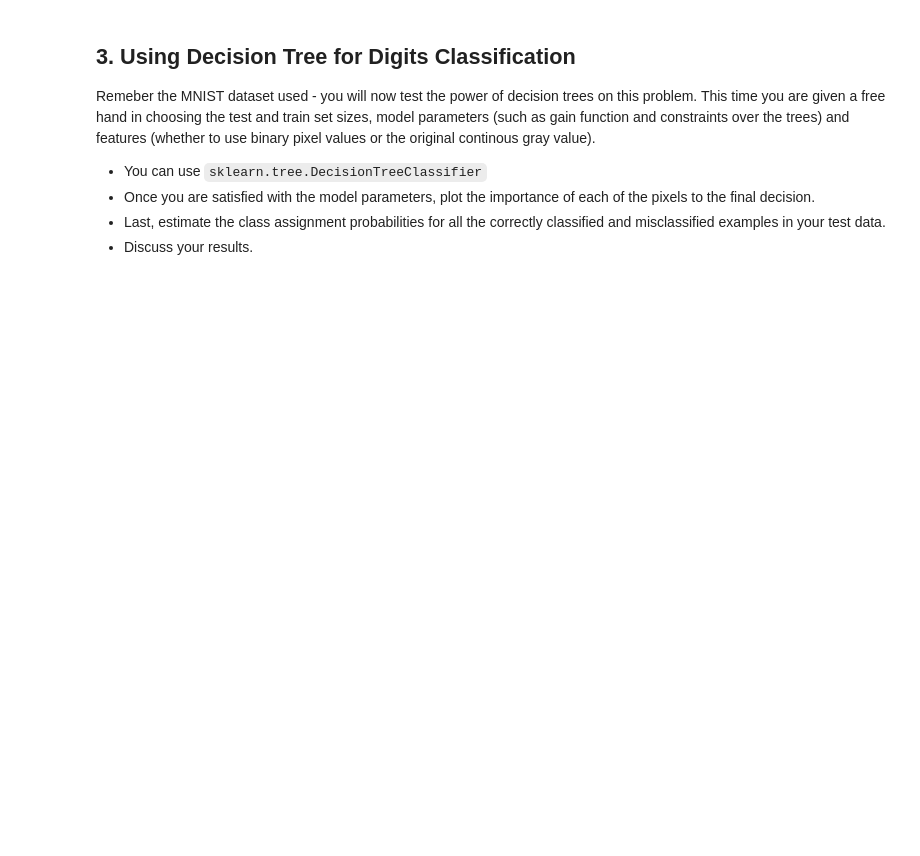
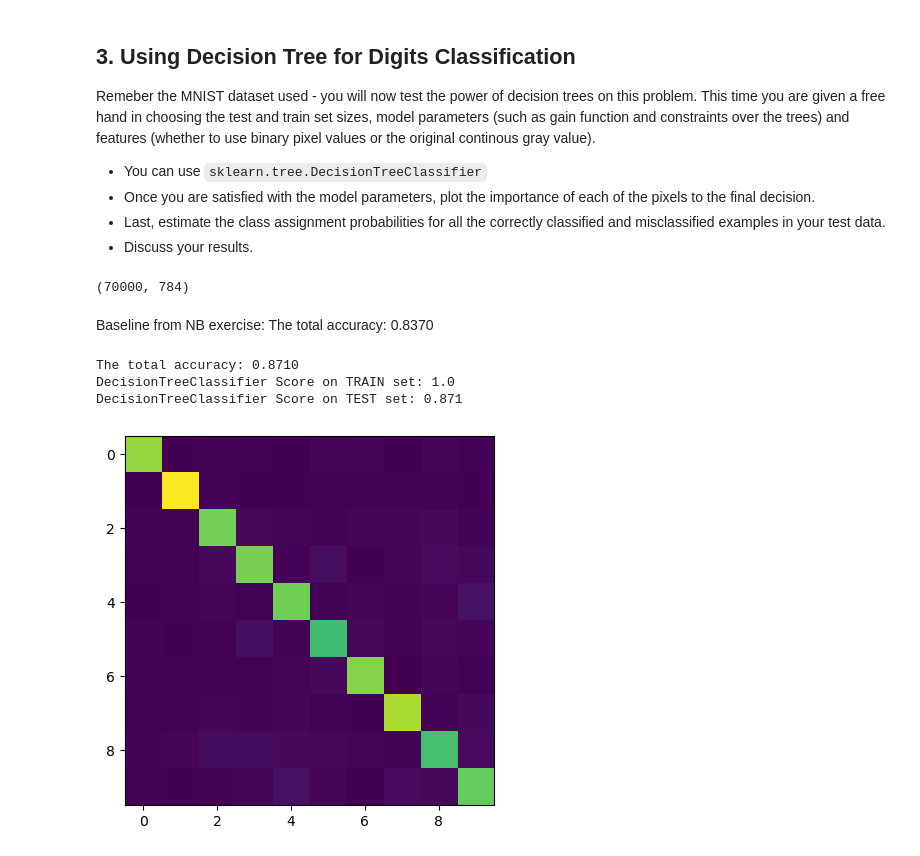
Before and after one commit to tansla/HWs_git, a Jupyter notebook: Decision Trees - Exercise.ipynb, the cells around one changed output. Cells and saved outputs as stored; diff of their text form; code cells hidden in the pictures; blank space fills up the shorter version.

```diff
--- a/Decision Trees - Exercise.ipynb
+++ b/Decision Trees - Exercise.ipynb
@@ -138,0 +191,31 @@ This time you are given a free hand in choosing the test and train set sizes, mo
+# %%
+from sklearn.datasets import fetch_openml
+X, y = fetch_openml('mnist_784', version=1, return_X_y=True)
+# %%
+X.shape
+# %% [output]
+(70000, 784)
+# %%
+# code and answer go here
+from sklearn.tree import DecisionTreeClassifier
+from sklearn.model_selection import train_test_split
+from sklearn.metrics import confusion_matrix
+
+X_train, X_test, y_train, y_test = train_test_split(X, y, test_size=0.25, random_state=317,stratify=y)
+# %% [markdown]
+Baseline from NB exercise: The total accuracy: 0.8370
+# %%
+dtc = DecisionTreeClassifier()
+dtc.fit(X_train, y_train)
+y_pred = dtc.predict(X_test)
+matrix = confusion_matrix(y_test, y_pred)
+plt.imshow(matrix)
+print(f'The total accuracy: {np.trace(matrix)/ matrix.sum():.4f}')
+print(f'DecisionTreeClassifier Score on TRAIN set: {dtc.score(X_train, y_train):.4}')
+print(f'DecisionTreeClassifier Score on TEST set: {dtc.score(X_test, y_test):.4}')
+fi = dtc.feature_importances_
+# %% [output]
+The total accuracy: 0.8710
+DecisionTreeClassifier Score on TRAIN set: 1.0
+DecisionTreeClassifier Score on TEST set: 0.871
+[figure, added]
```
Also changed, not shown: parts of 22 cells of this notebook.
